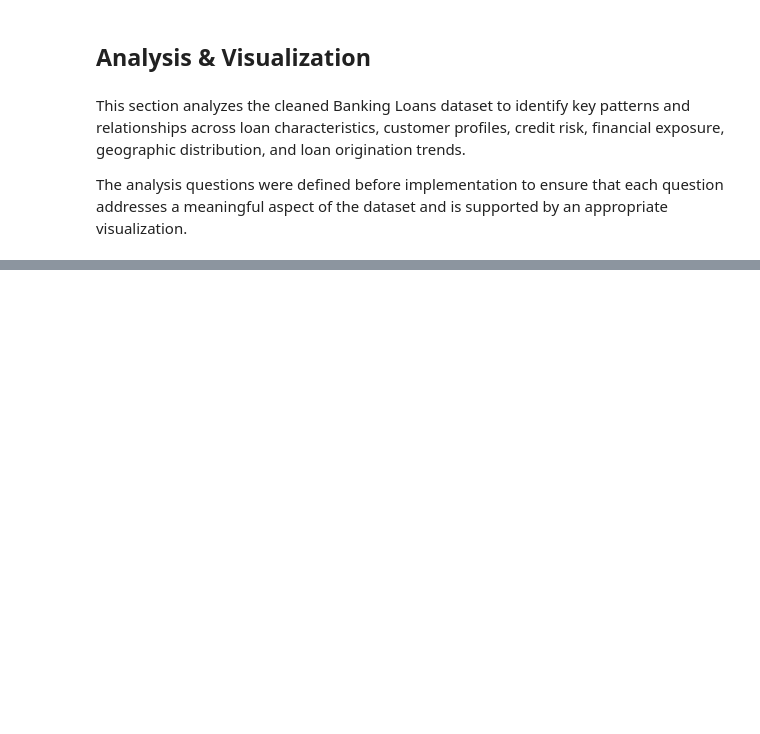
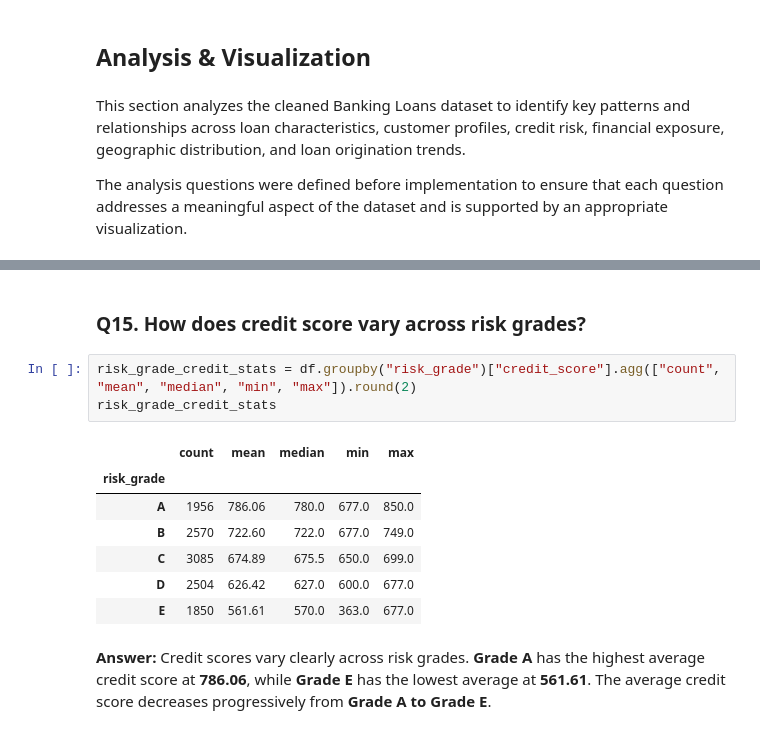
Before and after one commit to ATRA559/Banking-Loans-Data-Analysis, a Jupyter notebook: Banking_Loans_Project.ipynb, the cells around one changed output, grey strips where cells are left out. Drawn from its saved outputs; the diff is of its cells as text; blank space fills up the shorter version.

```diff
--- a/Banking_Loans_Project.ipynb
+++ b/Banking_Loans_Project.ipynb
@@ -1192,0 +1562,15 @@ The analysis questions were defined before implementation to ensure that each qu
+# %% [markdown]
+### Q15. How does credit score vary across risk grades?
+# %%
+risk_grade_credit_stats = df.groupby("risk_grade")["credit_score"].agg(["count", "mean", "median", "min", "max"]).round(2)
+risk_grade_credit_stats
+# %% [output]
+|  | count | mean | median | min | max |
+| risk_grade |  |  |  |  |  |
+| A | 1956 | 786.06 | 780.0 | 677.0 | 850.0 |
+| B | 2570 | 722.60 | 722.0 | 677.0 | 749.0 |
+| C | 3085 | 674.89 | 675.5 | 650.0 | 699.0 |
+| D | 2504 | 626.42 | 627.0 | 600.0 | 677.0 |
+| E | 1850 | 561.61 | 570.0 | 363.0 | 677.0 |
+# %% [markdown]
+**Answer:** Credit scores vary clearly across risk grades. **Grade A** has the highest average credit score at **786.06**, while **Grade E** has the lowest average at **561.61**. The average credit score decreases progressively from **Grade A to Grade E**.
```
Also changed, not shown: parts of 85 cells of this notebook.
